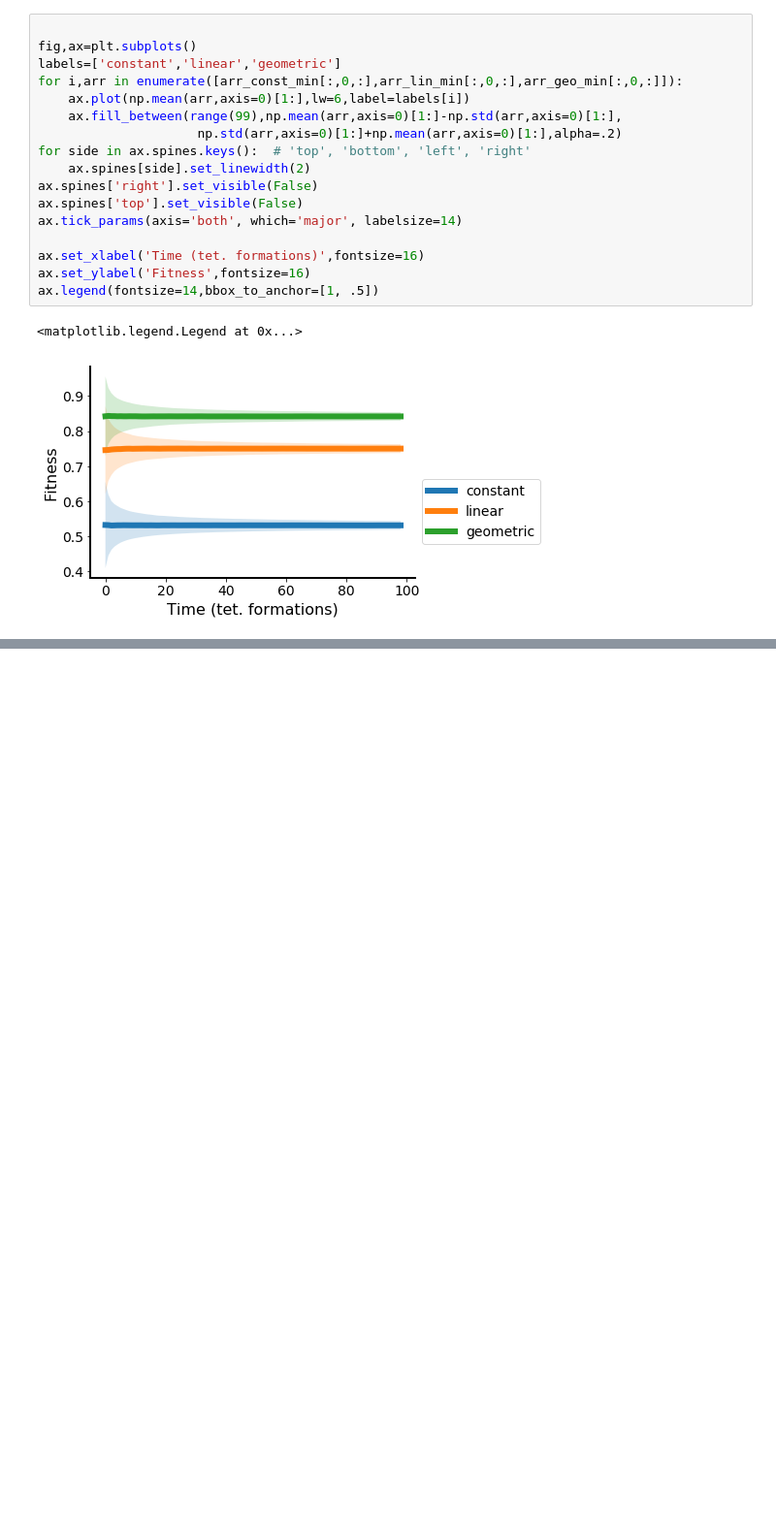
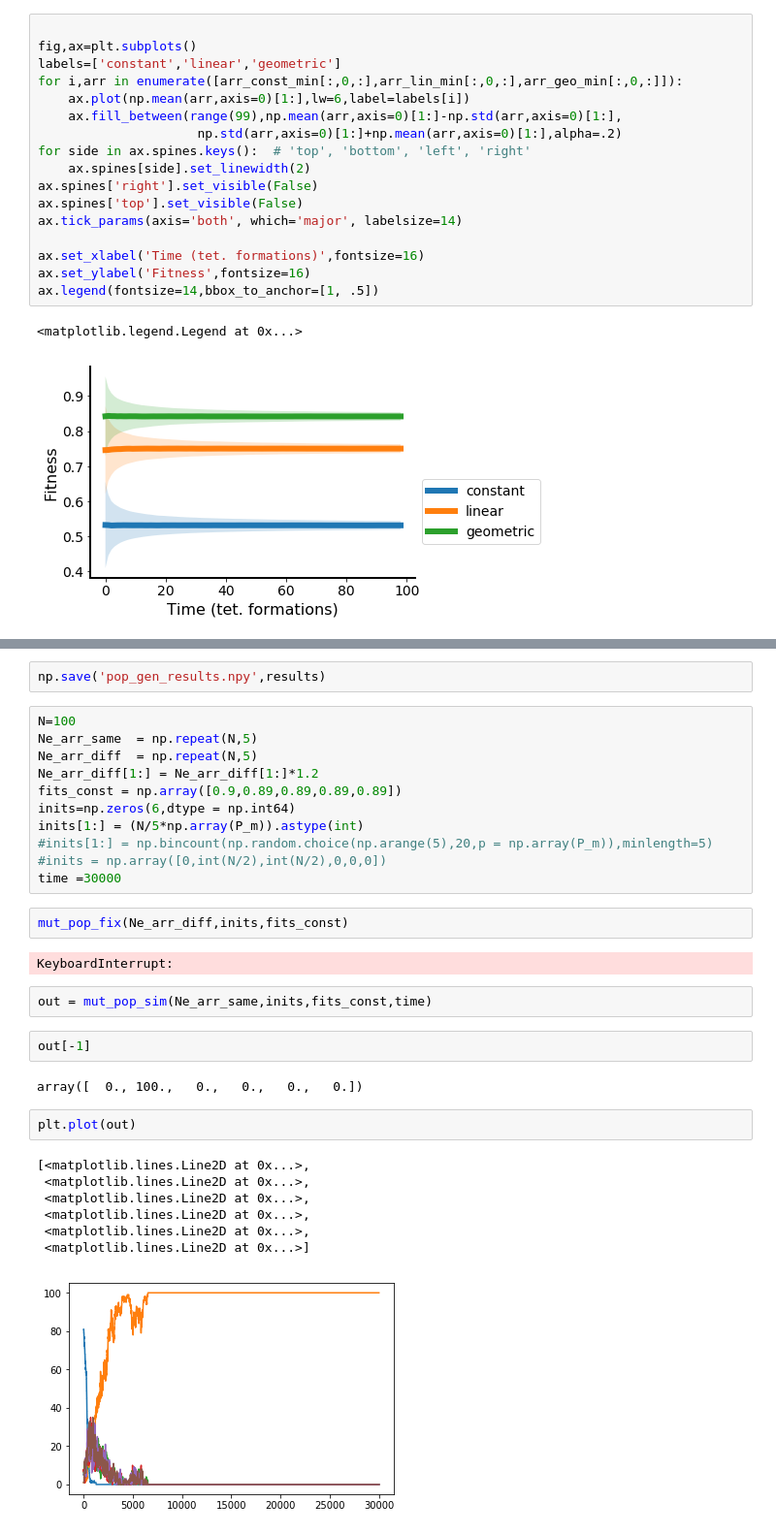
Before and after one commit to nkrishnan94/leukemia_p53, a Jupyter notebook: p53 tetramer.ipynb, the cells around one changed output, grey strips where cells are left out. Shown: that part at 97% size. Saved outputs shown, nothing was run; the diff lists cells and outputs as text; blank space fills up the shorter version.

```diff
--- a/p53 tetramer.ipynb
+++ b/p53 tetramer.ipynb
@@ -546,0 +558,33 @@ array([  50., 1050., 1050., 1050., 1050.])
+# %%
+np.save('pop_gen_results.npy',results)
+# %%
+N=100
+Ne_arr_same  = np.repeat(N,5)
+Ne_arr_diff  = np.repeat(N,5)
+Ne_arr_diff[1:] = Ne_arr_diff[1:]*1.2
+fits_const = np.array([0.9,0.89,0.89,0.89,0.89])
+inits=np.zeros(6,dtype = np.int64)
+inits[1:] = (N/5*np.array(P_m)).astype(int)
+#inits[1:] = np.bincount(np.random.choice(np.arange(5),20,p = np.array(P_m)),minlength=5)
+#inits = np.array([0,int(N/2),int(N/2),0,0,0])
+time =30000
+# %%
+mut_pop_fix(Ne_arr_diff,inits,fits_const)
+# %% [output]
+KeyboardInterrupt:
+# %%
+out = mut_pop_sim(Ne_arr_same,inits,fits_const,time)
+# %%
+out[-1]
+# %% [output]
+array([  0., 100.,   0.,   0.,   0.,   0.])
+# %%
+plt.plot(out)
+# %% [output]
+[<matplotlib.lines.Line2D at 0x...>,
+ <matplotlib.lines.Line2D at 0x...>,
+ <matplotlib.lines.Line2D at 0x...>,
+ <matplotlib.lines.Line2D at 0x...>,
+ <matplotlib.lines.Line2D at 0x...>,
+ <matplotlib.lines.Line2D at 0x...>]
+[figure, added]
```
Also changed, not shown: parts of 66 cells of this notebook.
